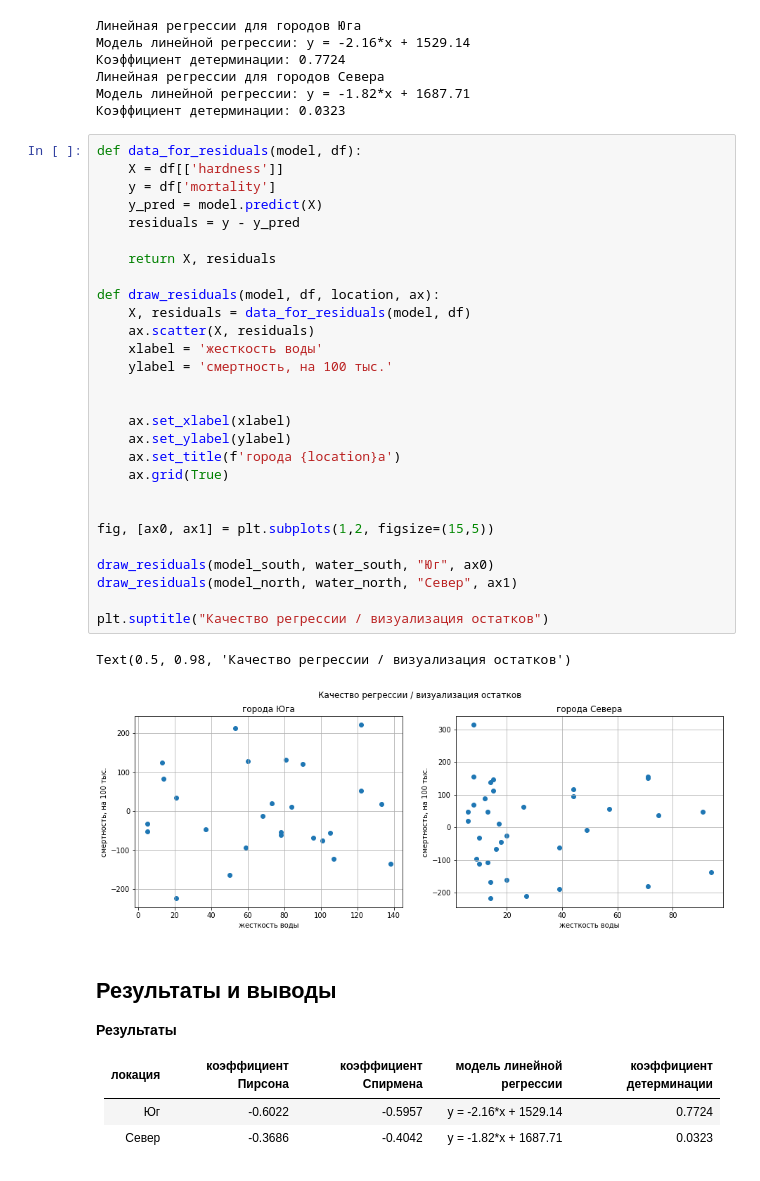
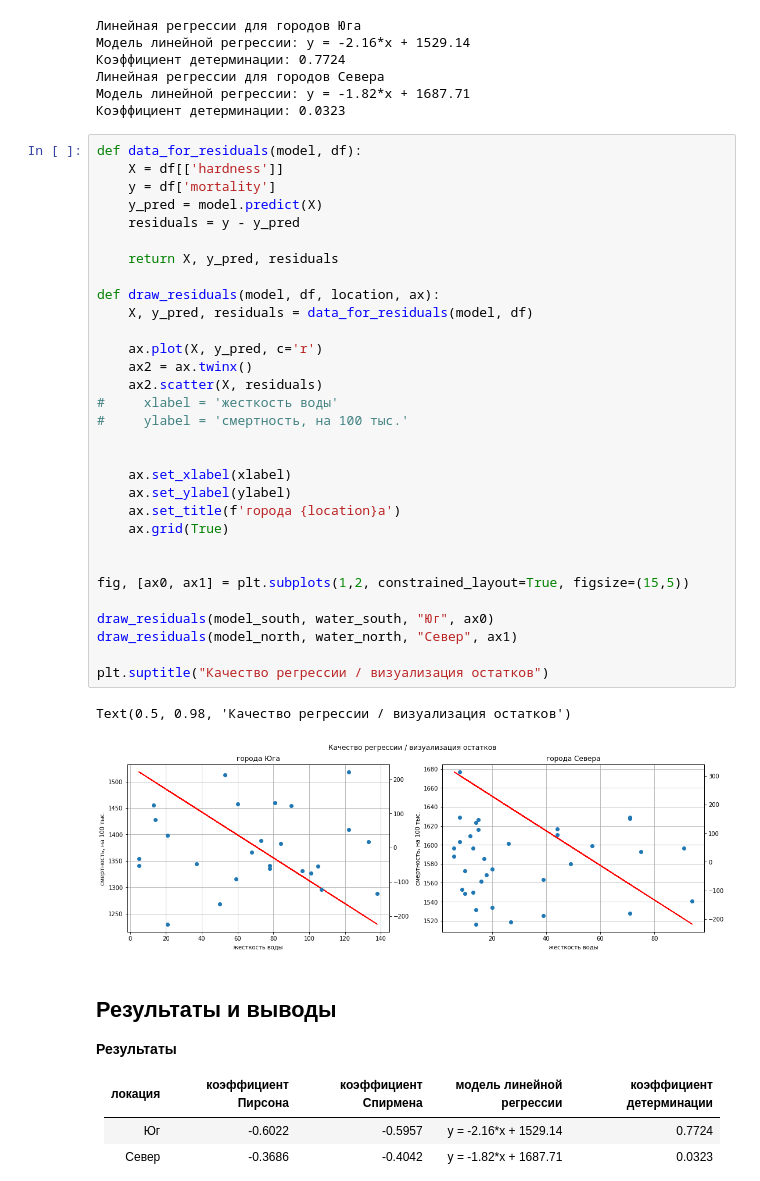
Before and after one commit to pudovd/stpy-19, a Jupyter notebook: 04-correlation/water-south-vs-north.ipynb, the cells around one changed output. Saved outputs shown, nothing was run; the diff lists cells and outputs as text.

```diff
--- a/04-correlation/water-south-vs-north.ipynb
+++ b/04-correlation/water-south-vs-north.ipynb
@@ -118,34 +118,37 @@ model_north = linear_regression(water_north, "Север", test_size=0.10)
 # %%
 def data_for_residuals(model, df):
     X = df[['hardness']]
     y = df['mortality']
     y_pred = model.predict(X)
     residuals = y - y_pred
 
-    return X, residuals
+    return X, y_pred, residuals
 
 def draw_residuals(model, df, location, ax):
-    X, residuals = data_for_residuals(model, df)
-    ax.scatter(X, residuals)
-    xlabel = 'жесткость воды'
-    ylabel = 'смертность, на 100 тыс.'
+    X, y_pred, residuals = data_for_residuals(model, df)
+
+    ax.plot(X, y_pred, c='r')
+    ax2 = ax.twinx()
+    ax2.scatter(X, residuals)
+#     xlabel = 'жесткость воды'
+#     ylabel = 'смертность, на 100 тыс.'
 
 
     ax.set_xlabel(xlabel)
     ax.set_ylabel(ylabel)
     ax.set_title(f'города {location}а')
     ax.grid(True)
 
 
-fig, [ax0, ax1] = plt.subplots(1,2, figsize=(15,5))
+fig, [ax0, ax1] = plt.subplots(1,2, constrained_layout=True, figsize=(15,5))
 
 draw_residuals(model_south, water_south, "Юг", ax0)
 draw_residuals(model_north, water_north, "Север", ax1)
 
 plt.suptitle("Качество регрессии / визуализация остатков")
 # %% [output]
 Text(0.5, 0.98, 'Качество регрессии / визуализация остатков')
-[figure, old version]
+[figure, new version]
 # %% [markdown]
 ## Результаты и выводы
 
```
Also changed, not shown: 1 other file.
